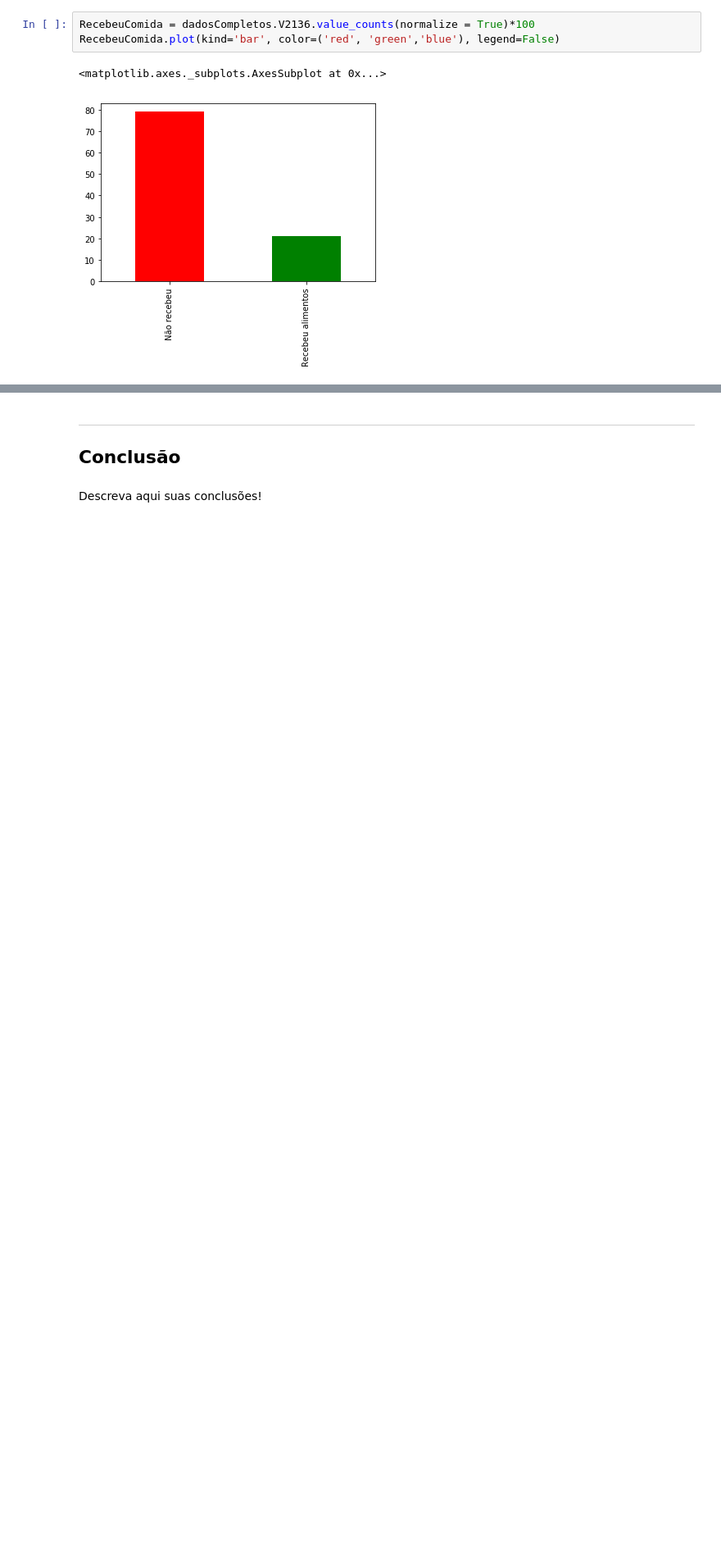
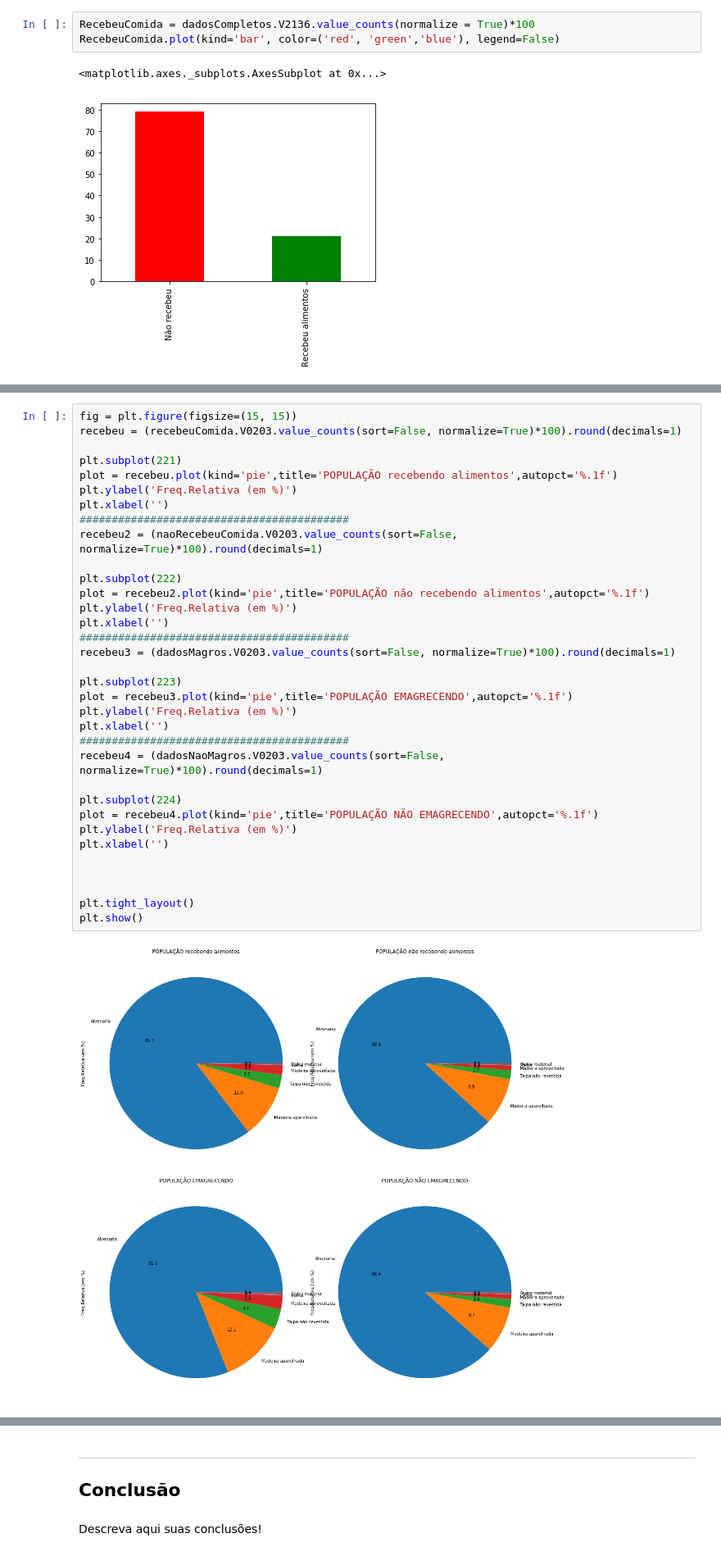
Before and after one commit to leonardoimakuma/projeto-1---CI-NCIA-DOS-DADOS, a Jupyter notebook: Projeto1 Layout.ipynb, the cells around one changed output, grey strips where cells are left out. Shown at 82% size. Drawn from its saved outputs; the diff is of its cells as text; blank space fills up the shorter version.

```diff
--- a/Projeto1 Layout.ipynb
+++ b/Projeto1 Layout.ipynb
@@ -203,0 +210,36 @@ cruzamento3.plot(kind="bar")
+# %%
+fig = plt.figure(figsize=(15, 15))
+recebeu = (recebeuComida.V0203.value_counts(sort=False, normalize=True)*100).round(decimals=1)
+
+plt.subplot(221)
+plot = recebeu.plot(kind='pie',title='POPULAÇÃO recebendo alimentos',autopct='%.1f')
+plt.ylabel('Freq.Relativa (em %)')
+plt.xlabel('')
+##########################################
+recebeu2 = (naoRecebeuComida.V0203.value_counts(sort=False, normalize=True)*100).round(decimals=1)
+
+plt.subplot(222)
+plot = recebeu2.plot(kind='pie',title='POPULAÇÃO não recebendo alimentos',autopct='%.1f')
+plt.ylabel('Freq.Relativa (em %)')
+plt.xlabel('')
+##########################################
+recebeu3 = (dadosMagros.V0203.value_counts(sort=False, normalize=True)*100).round(decimals=1)
+
+plt.subplot(223)
+plot = recebeu3.plot(kind='pie',title='POPULAÇÃO EMAGRECENDO',autopct='%.1f')
+plt.ylabel('Freq.Relativa (em %)')
+plt.xlabel('')
+##########################################
+recebeu4 = (dadosNaoMagros.V0203.value_counts(sort=False, normalize=True)*100).round(decimals=1)
+
+plt.subplot(224)
+plot = recebeu4.plot(kind='pie',title='POPULAÇÃO NÃO EMAGRECENDO',autopct='%.1f')
+plt.ylabel('Freq.Relativa (em %)')
+plt.xlabel('')
+
+
+
+plt.tight_layout()
+plt.show()
+# %% [output]
+[figure, added]
```
Also changed, not shown: parts of 22 cells of this notebook.
